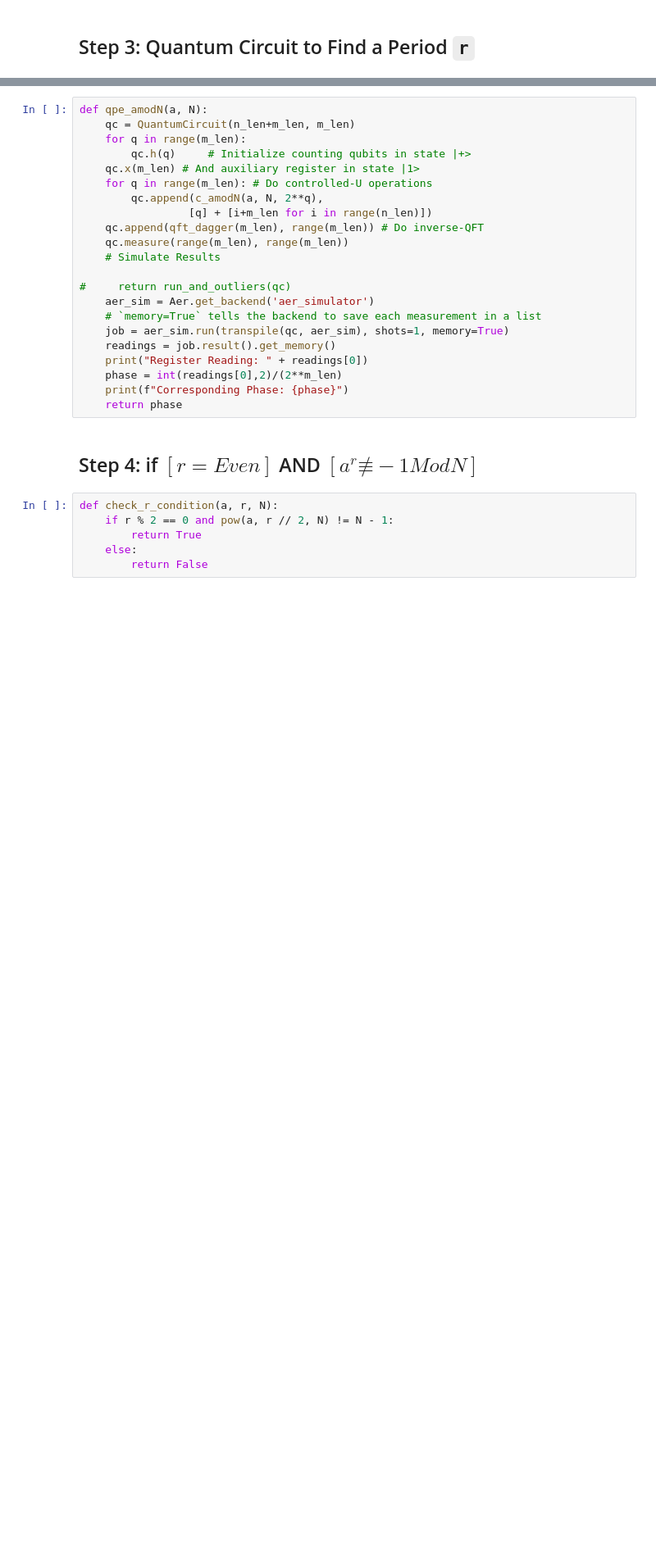
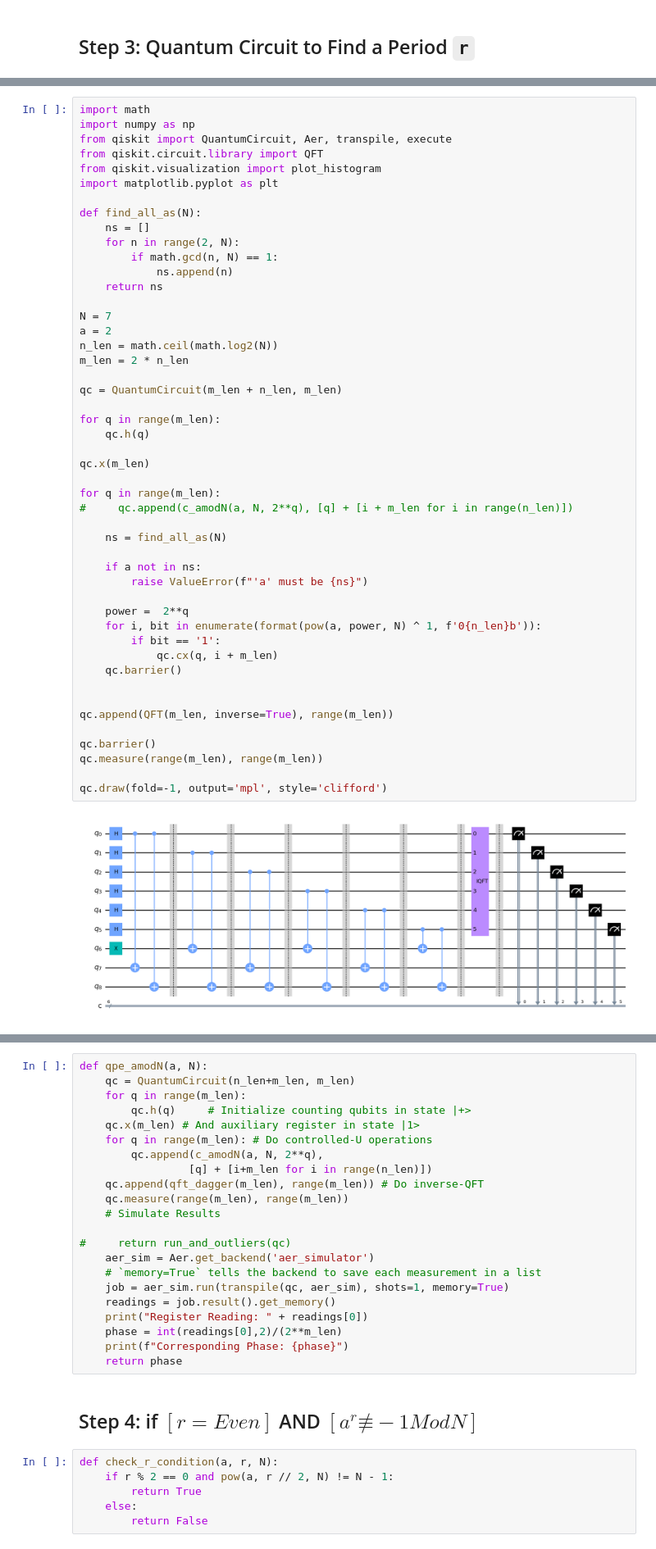
Before and after one commit to asajm/Quantum-Platform-Compare, a Jupyter notebook: Quantum-Platform-Compare.ipynb, the cells around one changed output, grey strips where cells are left out. Shown: that part at 82% size. Saved outputs shown, nothing was run; the diff lists cells and outputs as text; blank space fills up the shorter version.

```diff
--- a/Quantum-Platform-Compare.ipynb
+++ b/Quantum-Platform-Compare.ipynb
@@ -317,0 +414,50 @@ qc.draw(fold=-1, output='mpl', style='clifford')
+# %%
+import math
+import numpy as np
+from qiskit import QuantumCircuit, Aer, transpile, execute
+from qiskit.circuit.library import QFT
+from qiskit.visualization import plot_histogram
+import matplotlib.pyplot as plt
+
+def find_all_as(N):
+    ns = []
+    for n in range(2, N):
+        if math.gcd(n, N) == 1:
+            ns.append(n)
+    return ns
+
+N = 7
+a = 2
+n_len = math.ceil(math.log2(N))
+m_len = 2 * n_len
+
+qc = QuantumCircuit(m_len + n_len, m_len)
+
+for q in range(m_len):
+    qc.h(q)
+
+qc.x(m_len)
+
+for q in range(m_len):
+#     qc.append(c_amodN(a, N, 2**q), [q] + [i + m_len for i in range(n_len)])
+
+    ns = find_all_as(N)
+
+    if a not in ns:
+        raise ValueError(f"'a' must be {ns}")
+
+    power =  2**q
+    for i, bit in enumerate(format(pow(a, power, N) ^ 1, f'0{n_len}b')):
+        if bit == '1':
+            qc.cx(q, i + m_len)
+    qc.barrier()
+
+
+qc.append(QFT(m_len, inverse=True), range(m_len))
+
+qc.barrier()
+qc.measure(range(m_len), range(m_len))
+
+qc.draw(fold=-1, output='mpl', style='clifford')
+# %% [output]
+[figure, added]
```
Also changed, not shown: parts of 19 cells of this notebook, 3 other files.
